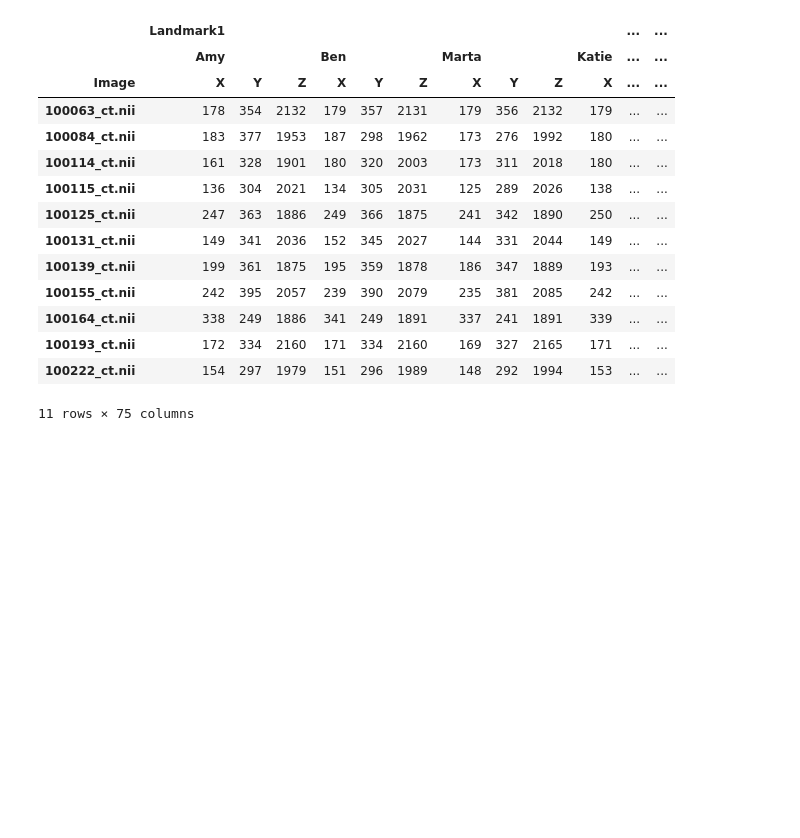
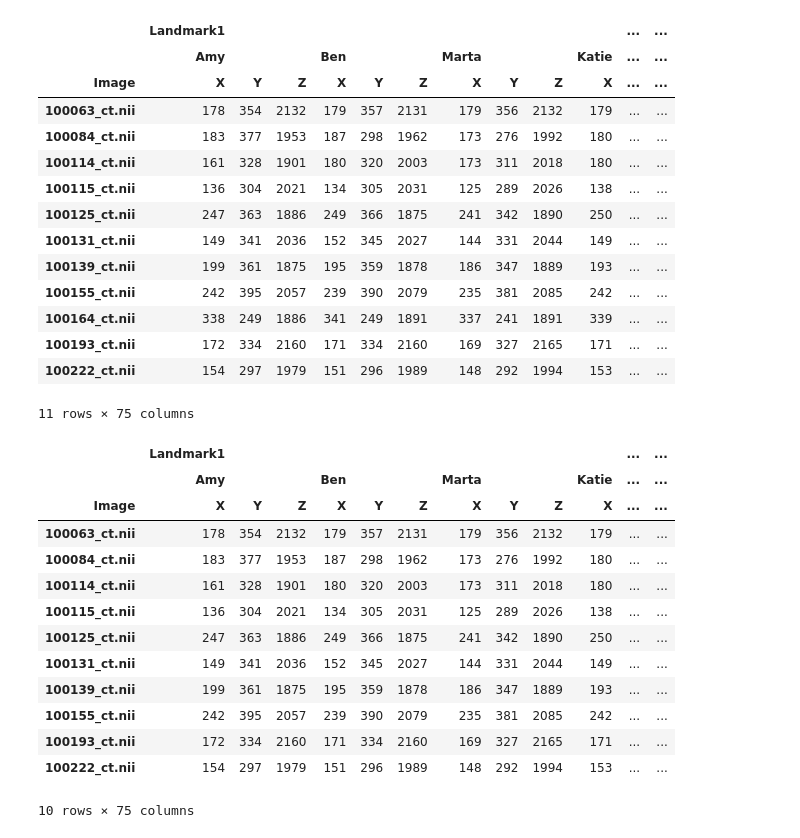
Before and after one commit to martina-torce/3D-TKA-landmark-detection, a Jupyter notebook: pre_processing.ipynb, the cells around one changed output. Drawn from its saved outputs; the diff is of its cells as text; code cells hidden in the pictures; blank space fills up the shorter version.

```diff
--- a/pre_processing.ipynb
+++ b/pre_processing.ipynb
@@ -20,9 +20,9 @@ df_landmark3 = pd.read_excel(landmarks_path, sheet_name='Landmark 3 - FLE', head
 df_landmark4 = pd.read_excel(landmarks_path, sheet_name='Landmark 4 - FTP', header=[0, 1], index_col=0)
 df_landmark5 = pd.read_excel(landmarks_path, sheet_name='Landmark 5 - TKC', header=[0, 1], index_col=0)
 
-df = pd.concat([df_landmark1, df_landmark2, df_landmark3, df_landmark4, df_landmark5], axis=1,
+df__ = pd.concat([df_landmark1, df_landmark2, df_landmark3, df_landmark4, df_landmark5], axis=1,
                          keys=['Landmark1', 'Landmark2', 'Landmark3', 'Landmark4', 'Landmark5'])
-df # df['Landmark1']
+df__
 # %% [output]
 |  | Landmark1 |  |  |  |  |  |  |  |  |  | ... | ... |
 |  | Amy |  |  | Ben |  |  | Marta |  |  | Katie | ... | ... |
@@ -39,3 +39,22 @@ df # df['Landmark1']
 | 100193_ct.nii | 172 | 334 | 2160 | 171 | 334 | 2160 | 169 | 327 | 2165 | 171 | ... | ... |
 | 100222_ct.nii | 154 | 297 | 1979 | 151 | 296 | 1989 | 148 | 292 | 1994 | 153 | ... | ... |
 11 rows × 75 columns
+# %%
+# Removing not useful images
+df_ = df__.drop("100164_ct.nii")
+df_
+# %% [output]
+|  | Landmark1 |  |  |  |  |  |  |  |  |  | ... | ... |
+|  | Amy |  |  | Ben |  |  | Marta |  |  | Katie | ... | ... |
+| Image | X | Y | Z | X | Y | Z | X | Y | Z | X | ... | ... |
+| 100063_ct.nii | 178 | 354 | 2132 | 179 | 357 | 2131 | 179 | 356 | 2132 | 179 | ... | ... |
+| 100084_ct.nii | 183 | 377 | 1953 | 187 | 298 | 1962 | 173 | 276 | 1992 | 180 | ... | ... |
+| 100114_ct.nii | 161 | 328 | 1901 | 180 | 320 | 2003 | 173 | 311 | 2018 | 180 | ... | ... |
+| 100115_ct.nii | 136 | 304 | 2021 | 134 | 305 | 2031 | 125 | 289 | 2026 | 138 | ... | ... |
+| 100125_ct.nii | 247 | 363 | 1886 | 249 | 366 | 1875 | 241 | 342 | 1890 | 250 | ... | ... |
+| 100131_ct.nii | 149 | 341 | 2036 | 152 | 345 | 2027 | 144 | 331 | 2044 | 149 | ... | ... |
+| 100139_ct.nii | 199 | 361 | 1875 | 195 | 359 | 1878 | 186 | 347 | 1889 | 193 | ... | ... |
+| 100155_ct.nii | 242 | 395 | 2057 | 239 | 390 | 2079 | 235 | 381 | 2085 | 242 | ... | ... |
+| 100193_ct.nii | 172 | 334 | 2160 | 171 | 334 | 2160 | 169 | 327 | 2165 | 171 | ... | ... |
+| 100222_ct.nii | 154 | 297 | 1979 | 151 | 296 | 1989 | 148 | 292 | 1994 | 153 | ... | ... |
+10 rows × 75 columns
```
Also changed, not shown: parts of 7 cells of this notebook, 4 other files.
